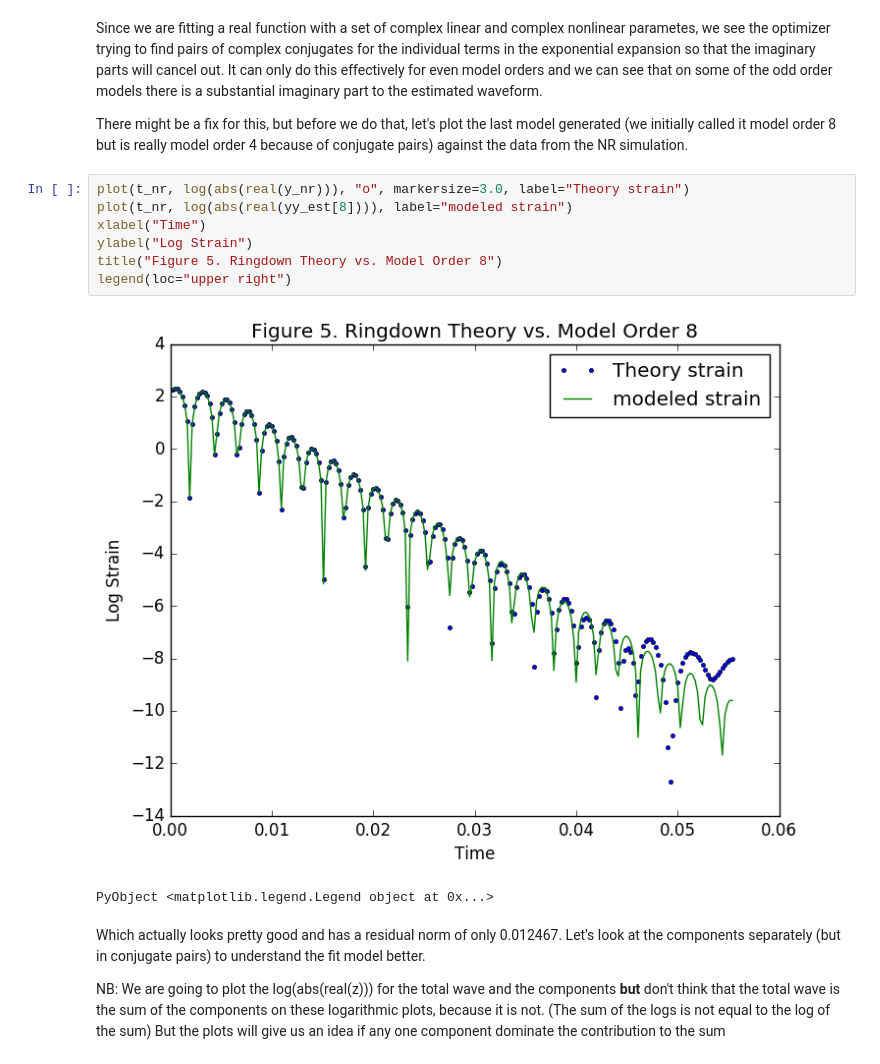
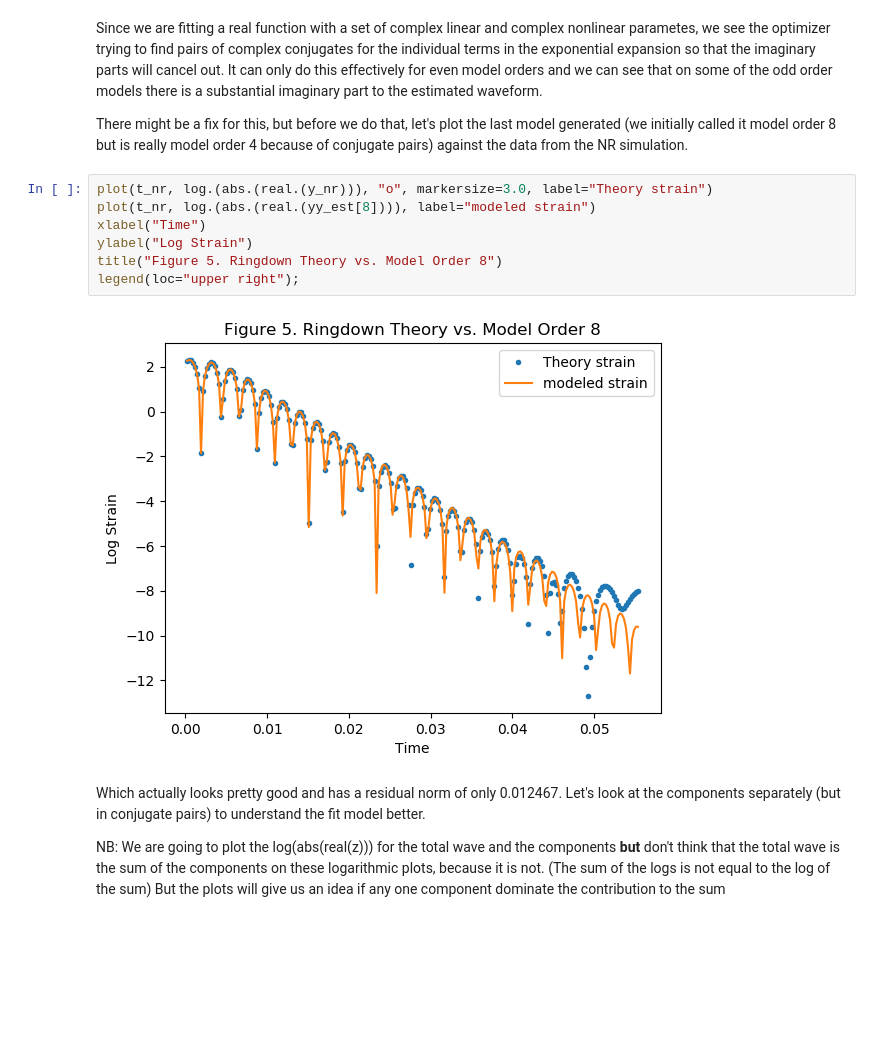
Before and after one commit to macd/dbm_notebooks, a Jupyter notebook: ringdown_fit.ipynb, the cells around one changed output. Saved outputs shown, nothing was run; the diff lists cells and outputs as text; blank space fills up the shorter version.

```diff
--- a/ringdown_fit.ipynb
+++ b/ringdown_fit.ipynb
@@ -250,15 +221,14 @@ Since we are fitting a real function with a set of complex linear and complex no
 
 There might be a fix for this, but before we do that, let's plot the last model generated (we initially called it model order 8 but is really model order 4 because of conjugate pairs) against the data from the NR simulation.
 # %%
-plot(t_nr, log(abs(real(y_nr))), "o", markersize=3.0, label="Theory strain")
-plot(t_nr, log(abs(real(yy_est[8]))), label="modeled strain")
+plot(t_nr, log.(abs.(real.(y_nr))), "o", markersize=3.0, label="Theory strain")
+plot(t_nr, log.(abs.(real.(yy_est[8]))), label="modeled strain")
 xlabel("Time")
 ylabel("Log Strain")
 title("Figure 5. Ringdown Theory vs. Model Order 8")
-legend(loc="upper right")
+legend(loc="upper right");
 # %% [output]
-[figure, old version]
+[figure, new version]
-PyObject <matplotlib.legend.Legend object at 0x...>
 # %% [markdown]
 Which actually looks pretty good and has a residual norm of only 0.012467.  Let's look at the components separately (but in conjugate pairs) to understand the fit model better.
 
```
Also changed, not shown: parts of 32 cells of this notebook, 3 other files.
